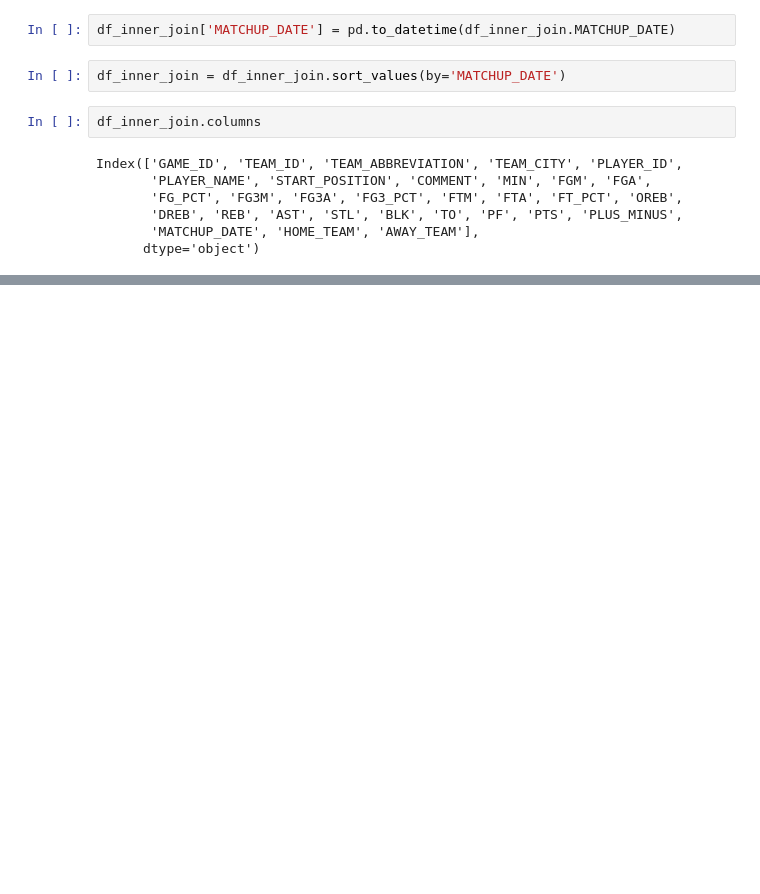
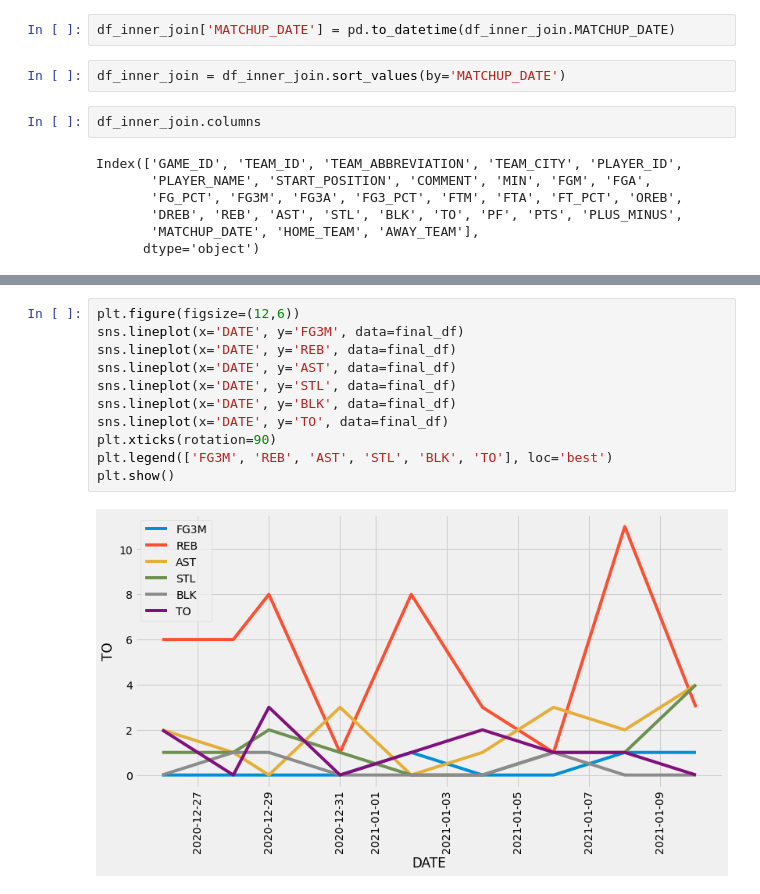
Before and after one commit to Sba121/basketball_analytics, a Jupyter notebook: Mini projects/Yahoo_Fantasy_Team_2020-2021.ipynb, the cells around one changed output, grey strips where cells are left out. Saved outputs shown, nothing was run; the diff lists cells and outputs as text; blank space fills up the shorter version.

```diff
--- a/Mini projects/Yahoo_Fantasy_Team_2020-2021.ipynb
+++ b/Mini projects/Yahoo_Fantasy_Team_2020-2021.ipynb
@@ -448,0 +497,13 @@ Al Horford
+# %%
+plt.figure(figsize=(12,6))
+sns.lineplot(x='DATE', y='FG3M', data=final_df)
+sns.lineplot(x='DATE', y='REB', data=final_df)
+sns.lineplot(x='DATE', y='AST', data=final_df)
+sns.lineplot(x='DATE', y='STL', data=final_df)
+sns.lineplot(x='DATE', y='BLK', data=final_df)
+sns.lineplot(x='DATE', y='TO', data=final_df)
+plt.xticks(rotation=90)
+plt.legend(['FG3M', 'REB', 'AST', 'STL', 'BLK', 'TO'], loc='best')
+plt.show()
+# %% [output]
+[figure, added]
```
Also changed, not shown: parts of 30 cells of this notebook.
